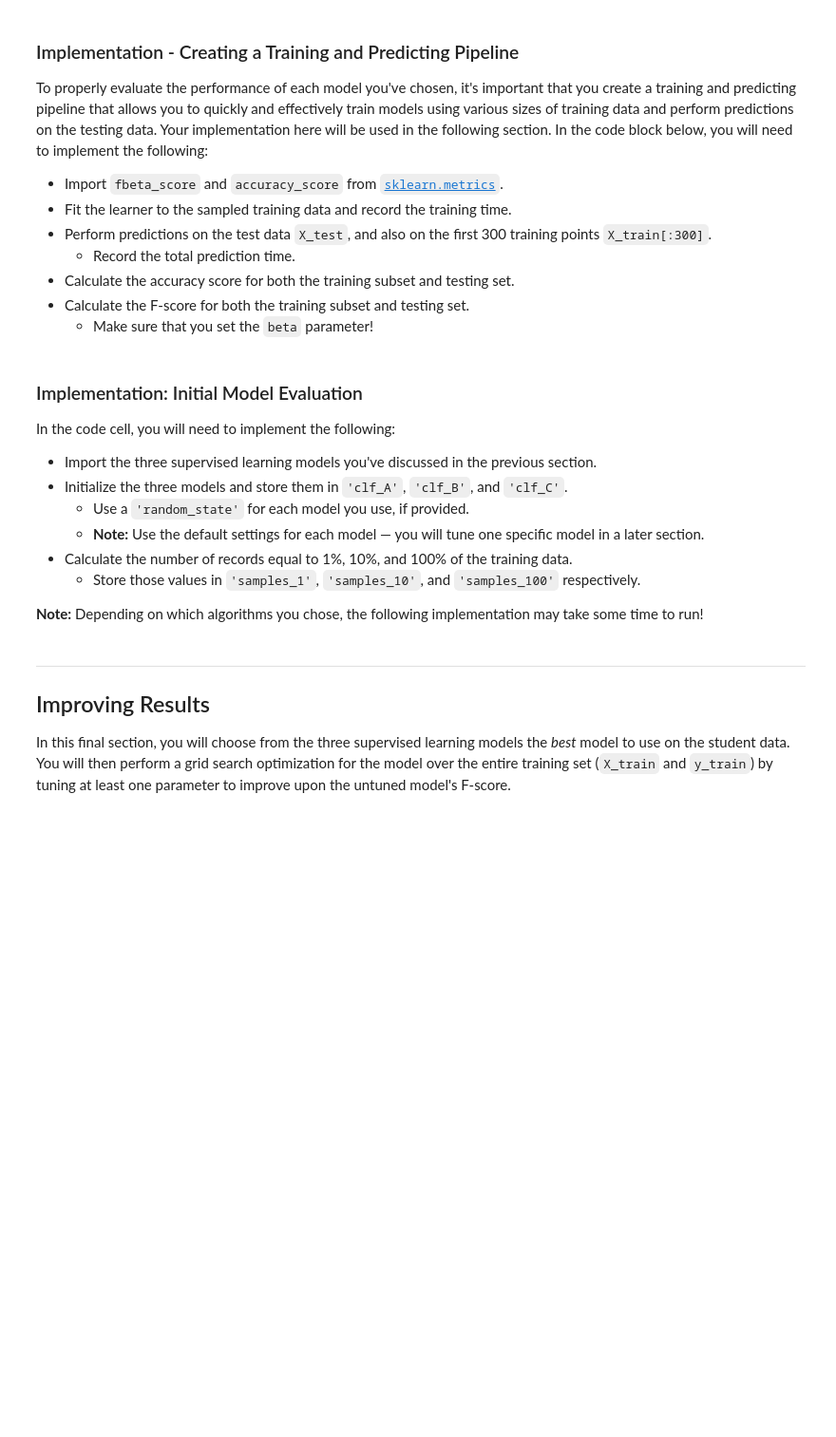
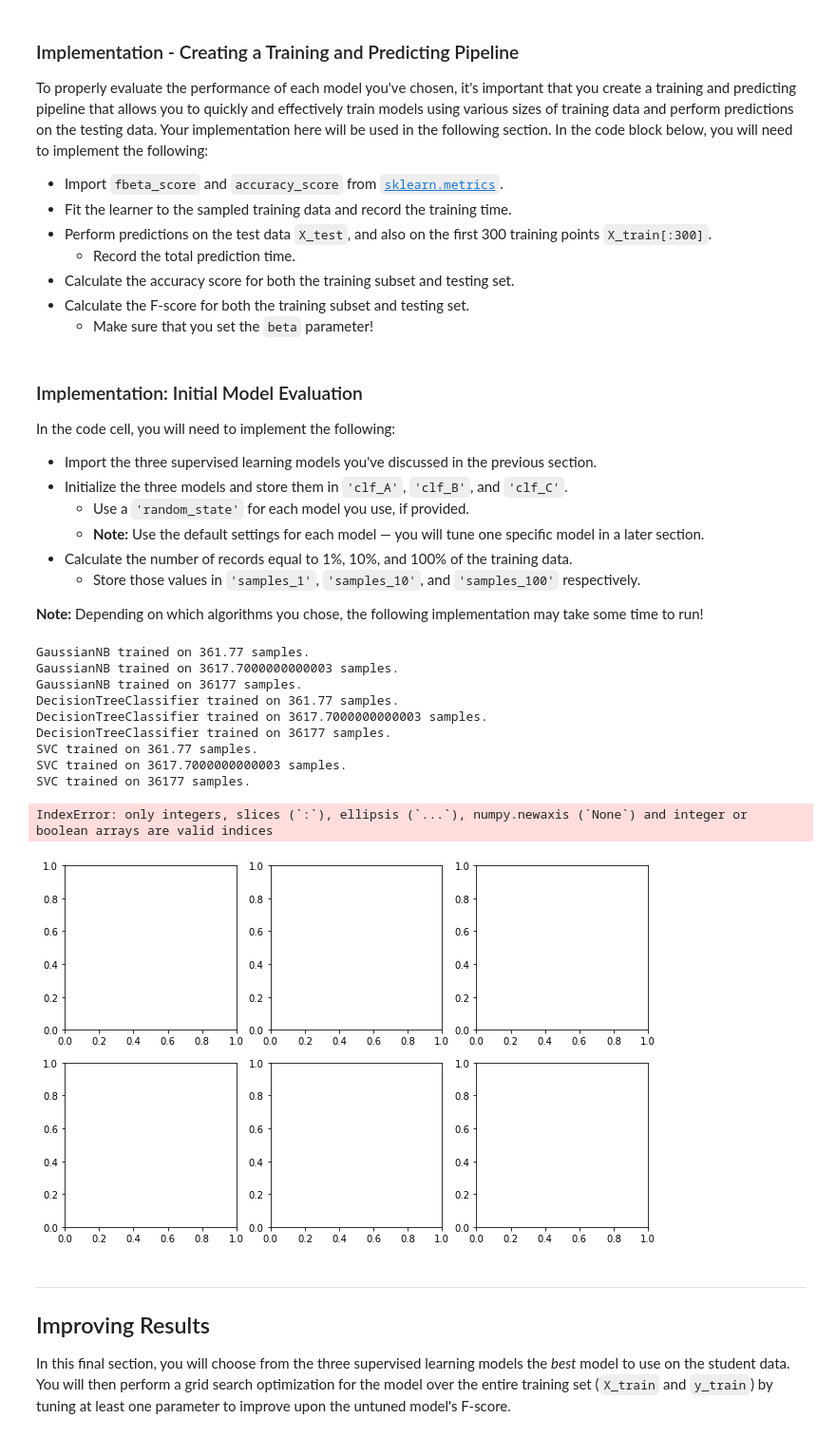
Before and after one commit to LRParser/finding_donors_scikit-learn, a Jupyter notebook: finding_donors.ipynb, the cells around one changed output. Shown at 95% size. Drawn from its saved outputs; the diff is of its cells as text; code cells hidden in the pictures; blank space fills up the shorter version.

```diff
--- a/finding_donors.ipynb
+++ b/finding_donors.ipynb
@@ -310,37 +310,37 @@ def train_predict(learner, sample_size, X_train, y_train, X_test, y_test):
     results = {}
 
     # TODO: Fit the learner to the training data using slicing with 'sample_size'
-    start = time() # Get start time
+    start = time() # .clock() # Get start time
     learner = learner.fit(X_train,y_train)
-    end = time() # Get end time
+    end = time() # .clock() # Get end time
 
     # TODO: Calculate the training time
-    results['train_time'] = None
+    results['train_time'] = end - start
 
     # TODO: Get the predictions on the test set,
     #       then get predictions on the first 300 training samples
-    start = time() # Get start time
-    predictions_test = None
-    predictions_train = None
-    end = time() # Get end time
+    start = time() # .clock() # Get start time
+    predictions_test = learner.predict(X_test)
+    predictions_train = learner.predict(X_train)
+    end = time() #.clock() # Get end time
 
     # TODO: Calculate the total prediction time
-    results['pred_time'] = None
+    results['pred_time'] = end - start
 
     # TODO: Compute accuracy on the first 300 training samples
-    results['acc_train'] = None
+    results['acc_train'] = accuracy_score(y_train,predictions_train)
 
     # TODO: Compute accuracy on test set
-    results['acc_test'] = None
+    results['acc_test'] = accuracy_score(y_test,predictions_test)
 
     # TODO: Compute F-score on the the first 300 training samples
-    results['f_train'] = None
+    results['f_train'] = fbeta_score(y_train,predictions_train,0.5)
 
     # TODO: Compute F-score on the test set
-    results['f_test'] = None
+    results['f_test'] = fbeta_score(y_train,predictions_train,0.5)
 
     # Success
-    print "{} trained on {} samples.".format(learner.__class__.__name__, sample_size)
+    print("{} trained on {} samples.".format(learner.__class__.__name__, sample_size))
 
     # Return the results
     return results
@@ -357,28 +357,43 @@ In the code cell, you will need to implement the following:
 **Note:** Depending on which algorithms you chose, the following implementation may take some time to run!
 # %%
 # TODO: Import the three supervised learning models from sklearn
+from sklearn.naive_bayes import GaussianNB
+from sklearn.tree import DecisionTreeClassifier
+from sklearn.svm import SVC
 
 # TODO: Initialize the three models
-clf_A = None
-clf_B = None
-clf_C = None
+clf_A = GaussianNB()
+clf_B = DecisionTreeClassifier()
+clf_C = SVC()
 
 # TODO: Calculate the number of samples for 1%, 10%, and 100% of the training data
-samples_1 = None
-samples_10 = None
-samples_100 = None
+samples_1 = len(y_train)*.01
+samples_10 = len(y_train)*.1
+samples_100 = len(y_train)
 
 # Collect results on the learners
 results = {}
 for clf in [clf_A, clf_B, clf_C]:
     clf_name = clf.__class__.__name__
     results[clf_name] = {}
     for i, samples in enumerate([samples_1, samples_10, samples_100]):
         results[clf_name][i] = \
         train_predict(clf, samples, X_train, y_train, X_test, y_test)
 
 # Run metrics visualization for the three supervised learning models chosen
 vs.evaluate(results, accuracy, fscore)
+# %% [output]
+GaussianNB trained on 361.77 samples.
+GaussianNB trained on 3617.7000000000003 samples.
+GaussianNB trained on 36177 samples.
+DecisionTreeClassifier trained on 361.77 samples.
+DecisionTreeClassifier trained on 3617.7000000000003 samples.
+DecisionTreeClassifier trained on 36177 samples.
+SVC trained on 361.77 samples.
+SVC trained on 3617.7000000000003 samples.
+SVC trained on 36177 samples.
+IndexError: only integers, slices (`:`), ellipsis (`...`), numpy.newaxis (`None`) and integer or boolean arrays are valid indices
+[figure, added]
 # %% [markdown]
 ----
 ## Improving Results
```
Also changed, not shown: 1 other file.
